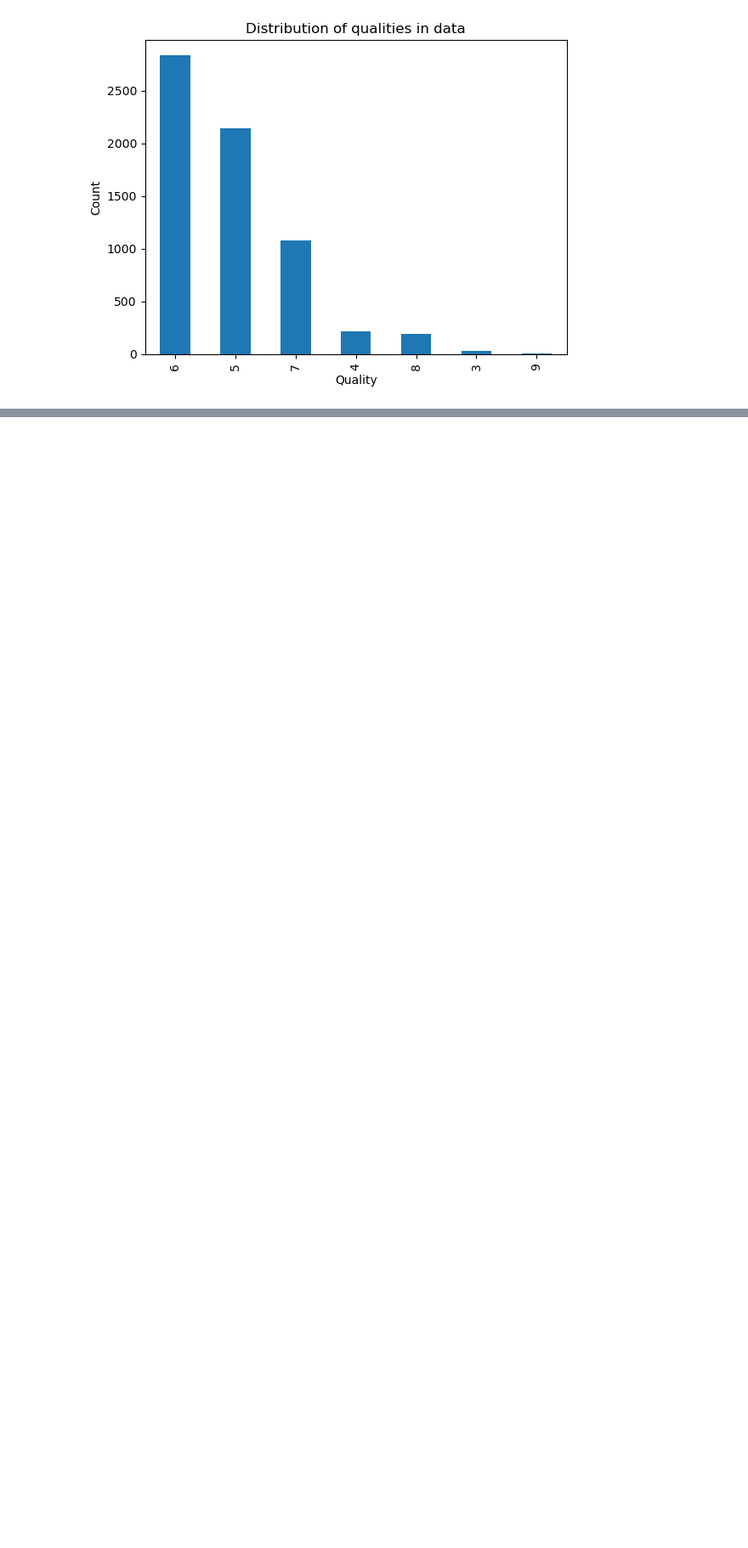
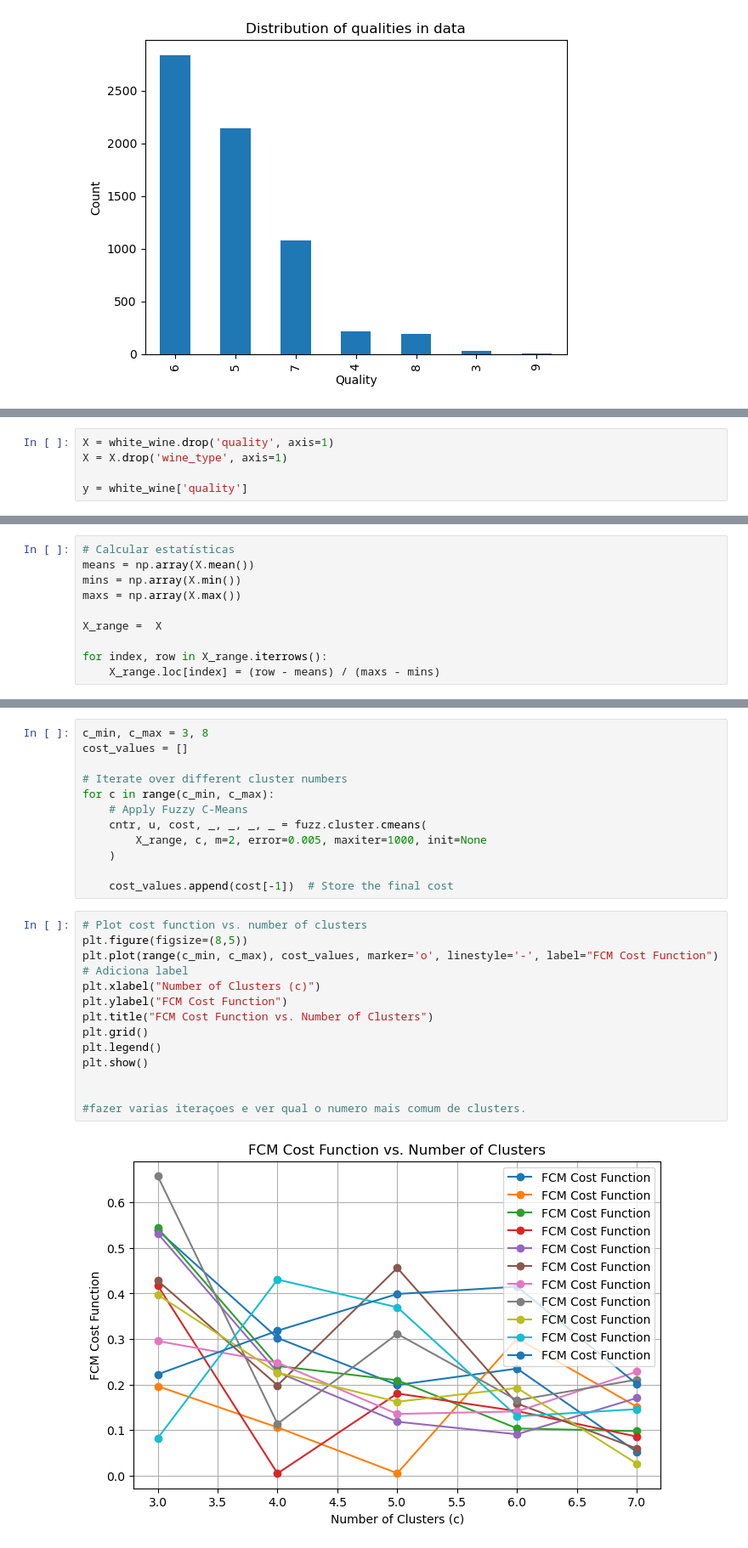
Before and after one commit to tiagosantos63390/pad_proj1, a Jupyter notebook: project1.ipynb, the cells around one changed output, grey strips where cells are left out. Shown: that part at 85% size. Drawn from its saved outputs; the diff is of its cells as text; blank space fills up the shorter version.

Commit message:
White Wine Normalization and initial FCM

```diff
--- a/project1.ipynb
+++ b/project1.ipynb
@@ -156,0 +160,5 @@ plt.show()
+# %%
+X = white_wine.drop('quality', axis=1)
+X = X.drop('wine_type', axis=1)
+
+y = white_wine['quality']
@@ -156,0 +185,10 @@ plt.show()
+# %%
+# Calcular estatísticas
+means = np.array(X.mean())
+mins = np.array(X.min())
+maxs = np.array(X.max())
+
+X_range =  X
+
+for index, row in X_range.iterrows():
+    X_range.loc[index] = (row - means) / (maxs - mins)
@@ -156,0 +221,27 @@ plt.show()
+# %%
+c_min, c_max = 3, 8
+cost_values = []
+
+# Iterate over different cluster numbers
+for c in range(c_min, c_max):
+    # Apply Fuzzy C-Means
+    cntr, u, cost, _, _, _, _ = fuzz.cluster.cmeans(
+        X_range, c, m=2, error=0.005, maxiter=1000, init=None
+    )
+
+    cost_values.append(cost[-1])  # Store the final cost
+# %%
+# Plot cost function vs. number of clusters
+plt.figure(figsize=(8,5))
+plt.plot(range(c_min, c_max), cost_values, marker='o', linestyle='-', label="FCM Cost Function")  # Adiciona label
+plt.xlabel("Number of Clusters (c)")
+plt.ylabel("FCM Cost Function")
+plt.title("FCM Cost Function vs. Number of Clusters")
+plt.grid()
+plt.legend()
+plt.show()
+
+
+#fazer varias iteraçoes e ver qual o numero mais comum de clusters.
+# %% [output]
+[figure, added]
```
Also changed, not shown: parts of 13 cells of this notebook.
